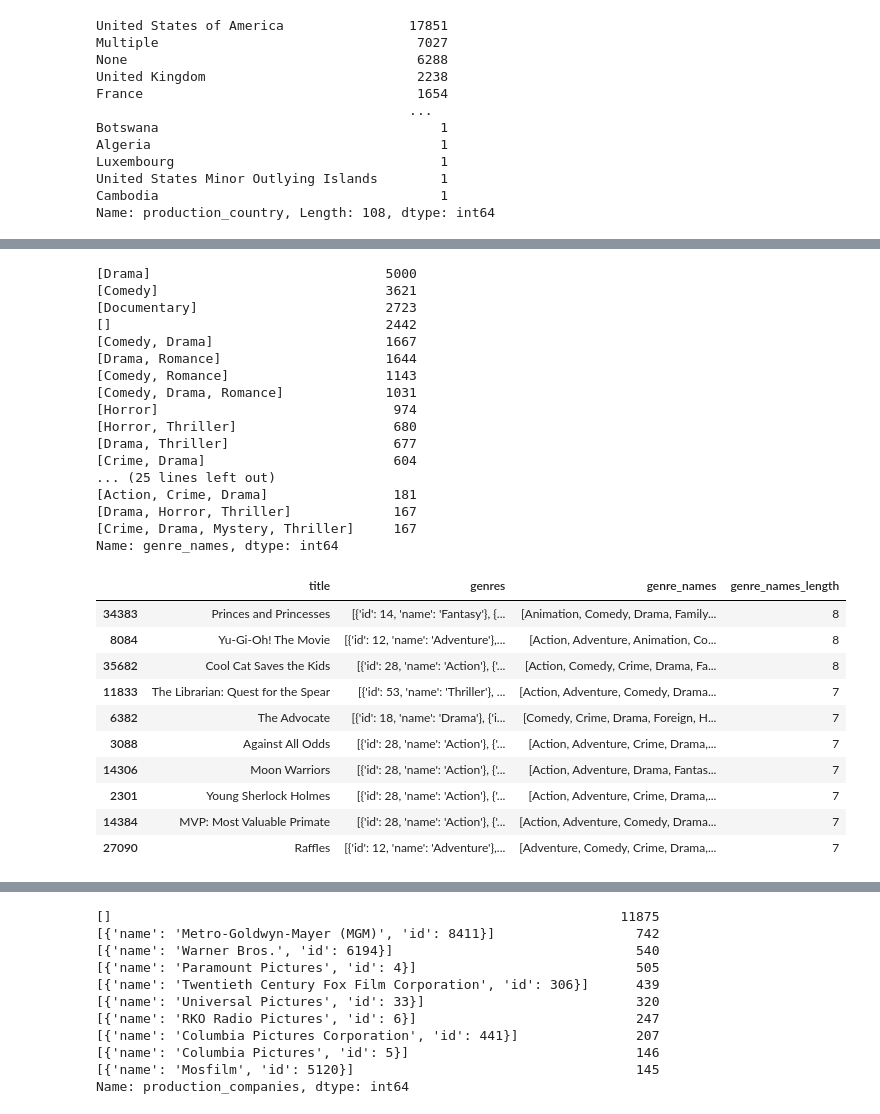
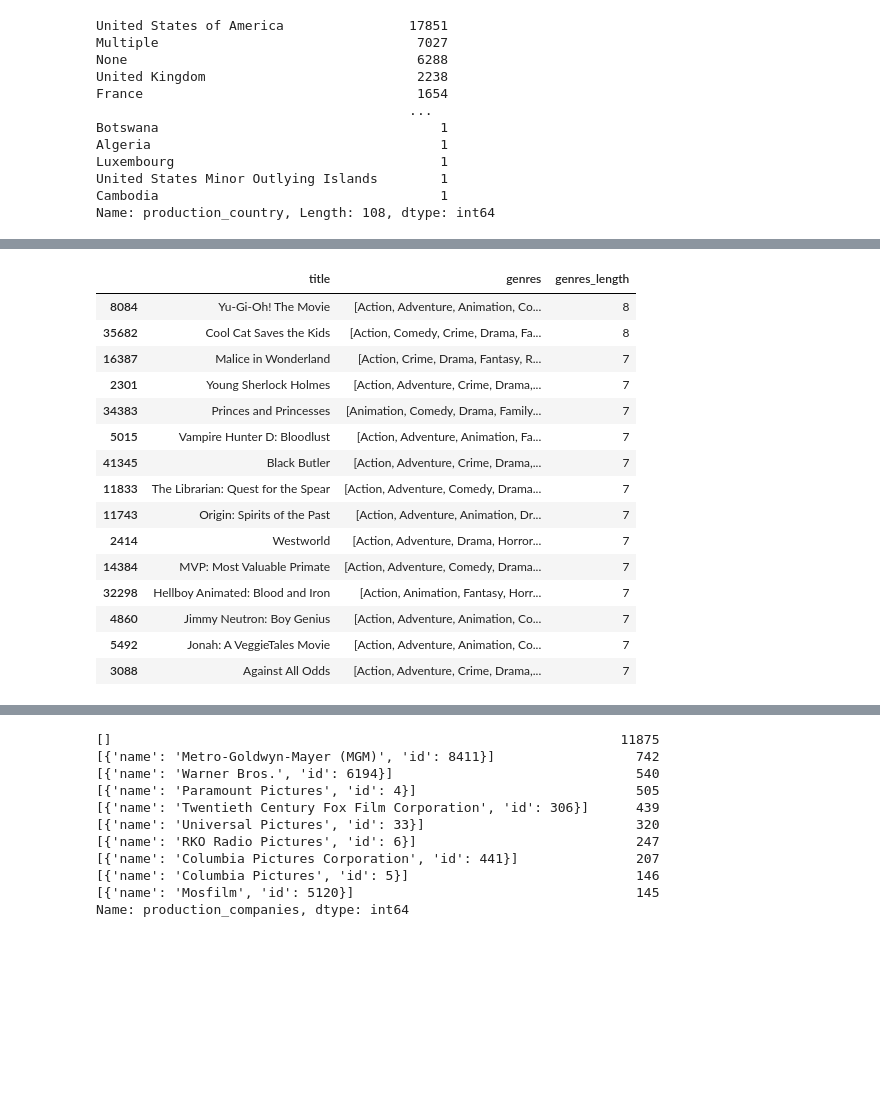
Before and after one commit to SanAntonik/MRS, a Jupyter notebook: analyze.ipynb, the cells around one changed output, grey strips where cells are left out. Drawn from its saved outputs; the diff is of its cells as text; code cells hidden in the pictures; blank space fills up the shorter version.

Commit message:
Restructure and shorten mostly how you clean up 'genres' column

```diff
--- a/analyze.ipynb
+++ b/analyze.ipynb
@@ -221 +246,10 @@ Name: production_country, Length: 108, dtype: int64
+# %%
+# Define the list of valid genre names
+valid_genres = {
+    'Action', 'Adventure', 'Animation', 'Comedy', 'Crime', 'Documentary',
+    'Drama', 'Family', 'Fantasy', 'History', 'Horror', 'Music', 'Mystery',
+    'Romance', 'Science Fiction', 'TV Movie', 'Thriller', 'War', 'Western'
+}
+# Filter the genre_names column to include only the valid genres
+df["genres"] = df["genres"].apply(lambda x: [genre for genre in x if genre in valid_genres])
 # %% [markdown]
@@ -223,11 +256,0 @@ Now let's handle genres
-# %%
-# Convert the stringified JSON into a list of dictionaries
-df["genres"] = df["genres"].apply(
-    lambda x: literal_eval(x.replace("'", '"')) if isinstance(x, str) else []
-)
-# Extract the names of genres into a list and sort them alphabetically
-df["genre_names"] = df["genres"].apply(
-    lambda x: sorted([genre["name"] for genre in x]) if isinstance(x, list) else []
-)
-# Display the DataFrame with the extracted genre names
-df[["genres", "genre_names"]]
@@ -267,41 +282,26 @@ df["genres"].value_counts().head(40)
 Name: genres, dtype: int64
-# %%
-df["genre_names"].value_counts().head(40)
-# %% [output]
-[Drama]                              5000
-[Comedy]                             3621
-[Documentary]                        2723
-[]                                   2442
-[Comedy, Drama]                      1667
-[Drama, Romance]                     1644
-[Comedy, Romance]                    1143
-[Comedy, Drama, Romance]             1031
-[Horror]                              974
-[Horror, Thriller]                    680
-[Drama, Thriller]                     677
-[Crime, Drama]                        604
-... (25 lines left out)
-[Action, Crime, Drama]                181
-[Drama, Horror, Thriller]             167
-[Crime, Drama, Mystery, Thriller]     167
-Name: genre_names, dtype: int64
 # %%
 # Sort the DataFrame by the length of the genre_names lists in descending order
-df_sorted = df[df['genre_names'].apply(lambda x: len(x) > 0)].copy()  # Remove empty lists
-df_sorted['genre_names_length'] = df_sorted['genre_names'].apply(len)
-df_sorted = df_sorted.sort_values(by='genre_names_length', ascending=False)
+df_sorted = df[df["genres"].apply(lambda x: len(x) > 0)].copy()  # Remove empty lists
+df_sorted["genres_length"] = df_sorted["genres"].apply(len)
+df_sorted = df_sorted.sort_values(by="genres_length", ascending=False)
 
-# Display the DataFrame with the longest genre_names lists first
-df_sorted[["title", "genres", "genre_names", "genre_names_length"]].head(10)
+# Display the DataFrame with the longest genres lists first
+df_sorted[["title", "genres", "genres_length"]].head(15)
 # %% [output]
-|  | title | genres | genre_names | genre_names_length |
-| 34383 | Princes and Princesses | [{'id': 14, 'name': 'Fantasy'}, {... | [Animation, Comedy, Drama, Family... | 8 |
-| 8084 | Yu-Gi-Oh! The Movie | [{'id': 12, 'name': 'Adventure'},... | [Action, Adventure, Animation, Co... | 8 |
-| 35682 | Cool Cat Saves the Kids | [{'id': 28, 'name': 'Action'}, {'... | [Action, Comedy, Crime, Drama, Fa... | 8 |
-| 11833 | The Librarian: Quest for the Spear | [{'id': 53, 'name': 'Thriller'}, ... | [Action, Adventure, Comedy, Drama... | 7 |
-| 6382 | The Advocate | [{'id': 18, 'name': 'Drama'}, {'i... | [Comedy, Crime, Drama, Foreign, H... | 7 |
-| 3088 | Against All Odds | [{'id': 28, 'name': 'Action'}, {'... | [Action, Adventure, Crime, Drama,... | 7 |
-| 14306 | Moon Warriors | [{'id': 28, 'name': 'Action'}, {'... | [Action, Adventure, Drama, Fantas... | 7 |
-| 2301 | Young Sherlock Holmes | [{'id': 28, 'name': 'Action'}, {'... | [Action, Adventure, Crime, Drama,... | 7 |
-| 14384 | MVP: Most Valuable Primate | [{'id': 28, 'name': 'Action'}, {'... | [Action, Adventure, Comedy, Drama... | 7 |
-| 27090 | Raffles | [{'id': 12, 'name': 'Adventure'},... | [Adventure, Comedy, Crime, Drama,... | 7 |
+|  | title | genres | genres_length |
+| 8084 | Yu-Gi-Oh! The Movie | [Action, Adventure, Animation, Co... | 8 |
+| 35682 | Cool Cat Saves the Kids | [Action, Comedy, Crime, Drama, Fa... | 8 |
+| 16387 | Malice in Wonderland | [Action, Crime, Drama, Fantasy, R... | 7 |
+| 2301 | Young Sherlock Holmes | [Action, Adventure, Crime, Drama,... | 7 |
+| 34383 | Princes and Princesses | [Animation, Comedy, Drama, Family... | 7 |
+| 5015 | Vampire Hunter D: Bloodlust | [Action, Adventure, Animation, Fa... | 7 |
+| 41345 | Black Butler | [Action, Adventure, Crime, Drama,... | 7 |
+| 11833 | The Librarian: Quest for the Spear | [Action, Adventure, Comedy, Drama... | 7 |
+| 11743 | Origin: Spirits of the Past | [Action, Adventure, Animation, Dr... | 7 |
+| 2414 | Westworld | [Action, Adventure, Drama, Horror... | 7 |
+| 14384 | MVP: Most Valuable Primate | [Action, Adventure, Comedy, Drama... | 7 |
+| 32298 | Hellboy Animated: Blood and Iron | [Action, Animation, Fantasy, Horr... | 7 |
+| 4860 | Jimmy Neutron: Boy Genius | [Action, Adventure, Animation, Co... | 7 |
+| 5492 | Jonah: A VeggieTales Movie | [Action, Adventure, Animation, Co... | 7 |
+| 3088 | Against All Odds | [Action, Adventure, Crime, Drama,... | 7 |
```
Also changed, not shown: parts of 20 cells of this notebook.
